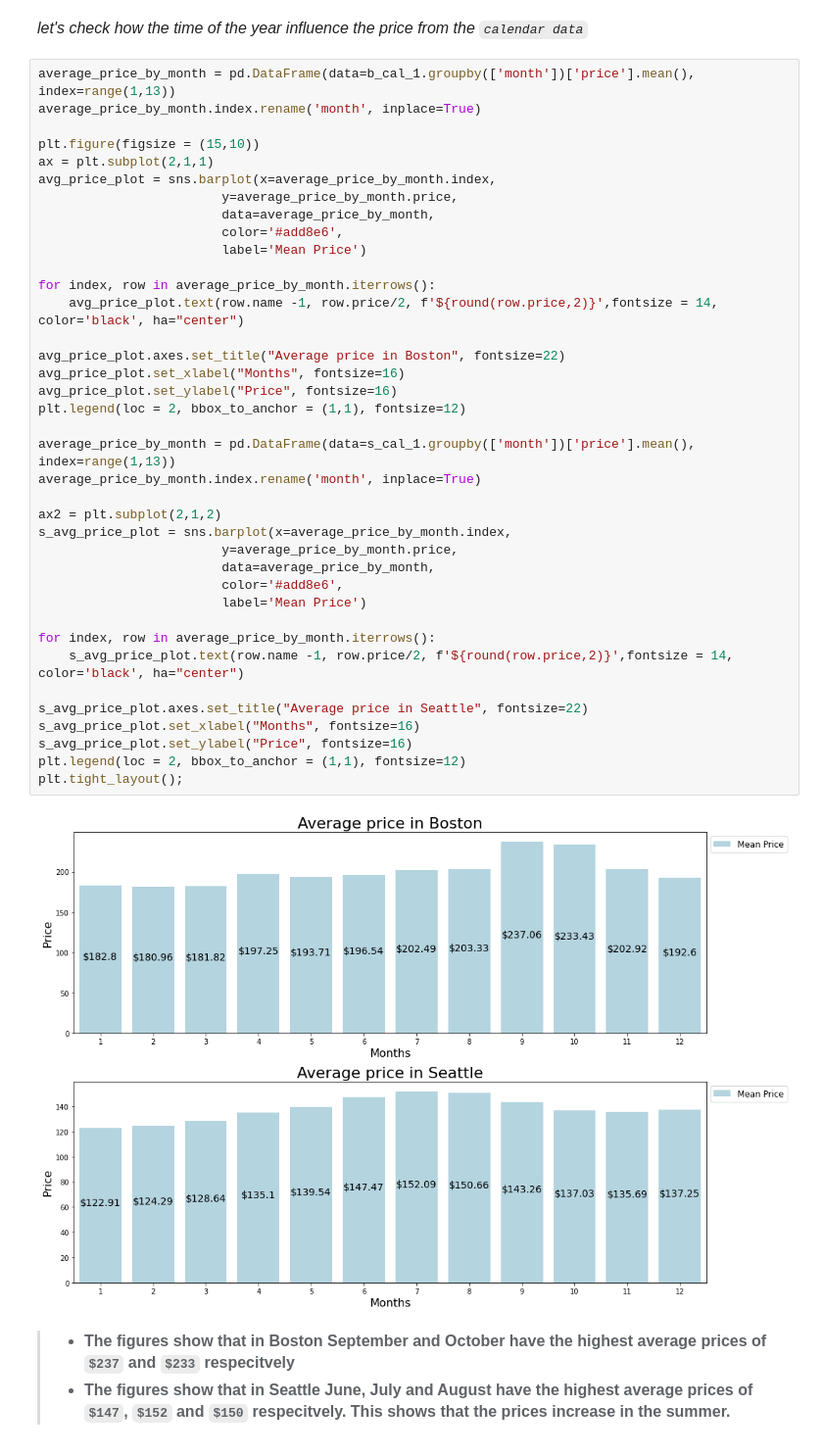
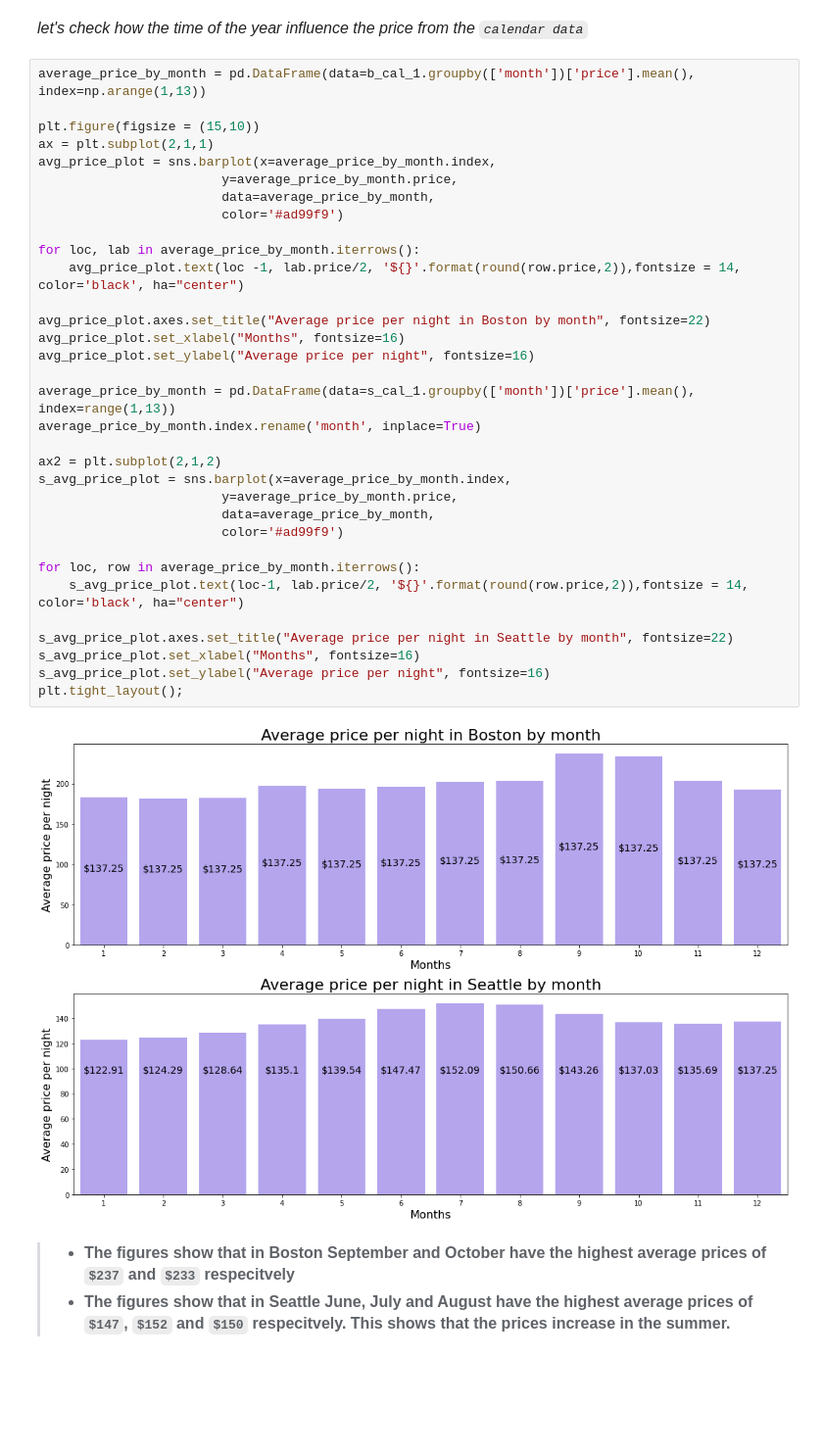
Before and after one commit to Zainy1453/Project-ND-1, a Jupyter notebook: Project-1_Price_Prediction.ipynb, the cells around one changed output. Shown at 98% size. Drawn from its saved outputs; the diff is of its cells as text; blank space fills up the shorter version.

```diff
--- a/Project-1_Price_Prediction.ipynb
+++ b/Project-1_Price_Prediction.ipynb
@@ -91,45 +91,40 @@ s_price['log_price'] = np.log(s_price['price'])
 # %% [markdown]
 <font size ='3'>*let's check how the time of the year influence the price from the `calendar data`*</font>
 # %%
-average_price_by_month = pd.DataFrame(data=b_cal_1.groupby(['month'])['price'].mean(), index=range(1,13))
-average_price_by_month.index.rename('month', inplace=True)
+average_price_by_month = pd.DataFrame(data=b_cal_1.groupby(['month'])['price'].mean(), index=np.arange(1,13))
 
 plt.figure(figsize = (15,10))
 ax = plt.subplot(2,1,1)
 avg_price_plot = sns.barplot(x=average_price_by_month.index,
                         y=average_price_by_month.price,
                         data=average_price_by_month,
-                        color='#add8e6',
-                        label='Mean Price')
+                        color='#ad99f9')
 
-for index, row in average_price_by_month.iterrows():
-    avg_price_plot.text(row.name -1, row.price/2, f'${round(row.price,2)}',fontsize = 14, color='black', ha="center")
+for loc, lab in average_price_by_month.iterrows():
+    avg_price_plot.text(loc -1, lab.price/2, '${}'.format(round(row.price,2)),fontsize = 14, color='black', ha="center")
 
-avg_price_plot.axes.set_title("Average price in Boston", fontsize=22)
+avg_price_plot.axes.set_title("Average price per night in Boston by month", fontsize=22)
 avg_price_plot.set_xlabel("Months", fontsize=16)
-avg_price_plot.set_ylabel("Price", fontsize=16)
-plt.legend(loc = 2, bbox_to_anchor = (1,1), fontsize=12)
+avg_price_plot.set_ylabel("Average price per night", fontsize=16)
 
 average_price_by_month = pd.DataFrame(data=s_cal_1.groupby(['month'])['price'].mean(), index=range(1,13))
 average_price_by_month.index.rename('month', inplace=True)
 
 ax2 = plt.subplot(2,1,2)
 s_avg_price_plot = sns.barplot(x=average_price_by_month.index,
                         y=average_price_by_month.price,
                         data=average_price_by_month,
-                        color='#add8e6',
-                        label='Mean Price')
+                        color='#ad99f9')
 
-for index, row in average_price_by_month.iterrows():
-    s_avg_price_plot.text(row.name -1, row.price/2, f'${round(row.price,2)}',fontsize = 14, color='black', ha="center")
+for loc, row in average_price_by_month.iterrows():
+    s_avg_price_plot.text(loc-1, lab.price/2, '${}'.format(round(row.price,2)),fontsize = 14, color='black', ha="center")
 
-s_avg_price_plot.axes.set_title("Average price in Seattle", fontsize=22)
+s_avg_price_plot.axes.set_title("Average price per night in Seattle by month", fontsize=22)
 s_avg_price_plot.set_xlabel("Months", fontsize=16)
-s_avg_price_plot.set_ylabel("Price", fontsize=16)
-plt.legend(loc = 2, bbox_to_anchor = (1,1), fontsize=12)
+s_avg_price_plot.set_ylabel("Average price per night", fontsize=16)
 plt.tight_layout();
 # %% [output]
-[figure, old version]
+[figure, new version]
 # %% [markdown]
 >* <font size = '3'>**The figures show that in Boston September and October have the highest average prices of `$237` and `$233` respecitvely**</font><br>
 >* <font size = '3'>**The figures show that in Seattle June, July and August have the highest average prices of `$147`, `$152` and `$150` respecitvely. This shows that the prices increase in the summer.**</font>
```
Also changed, not shown: parts of 5 cells of this notebook, 12 other files.
